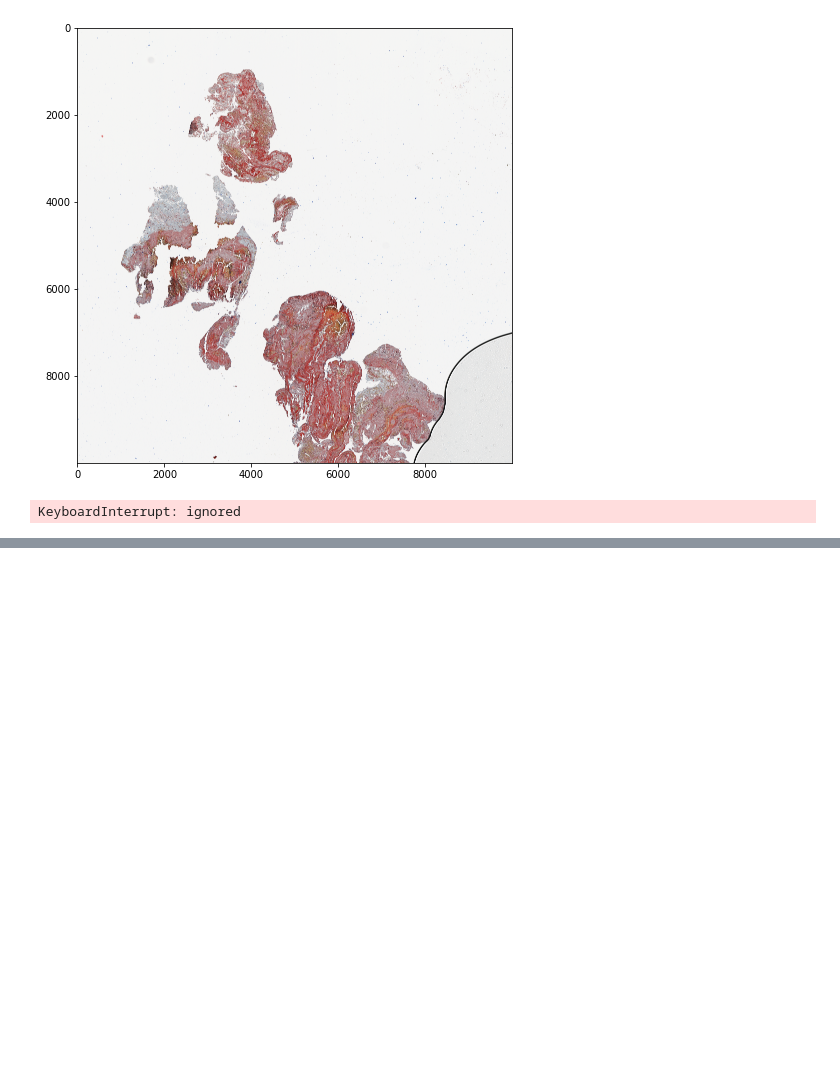
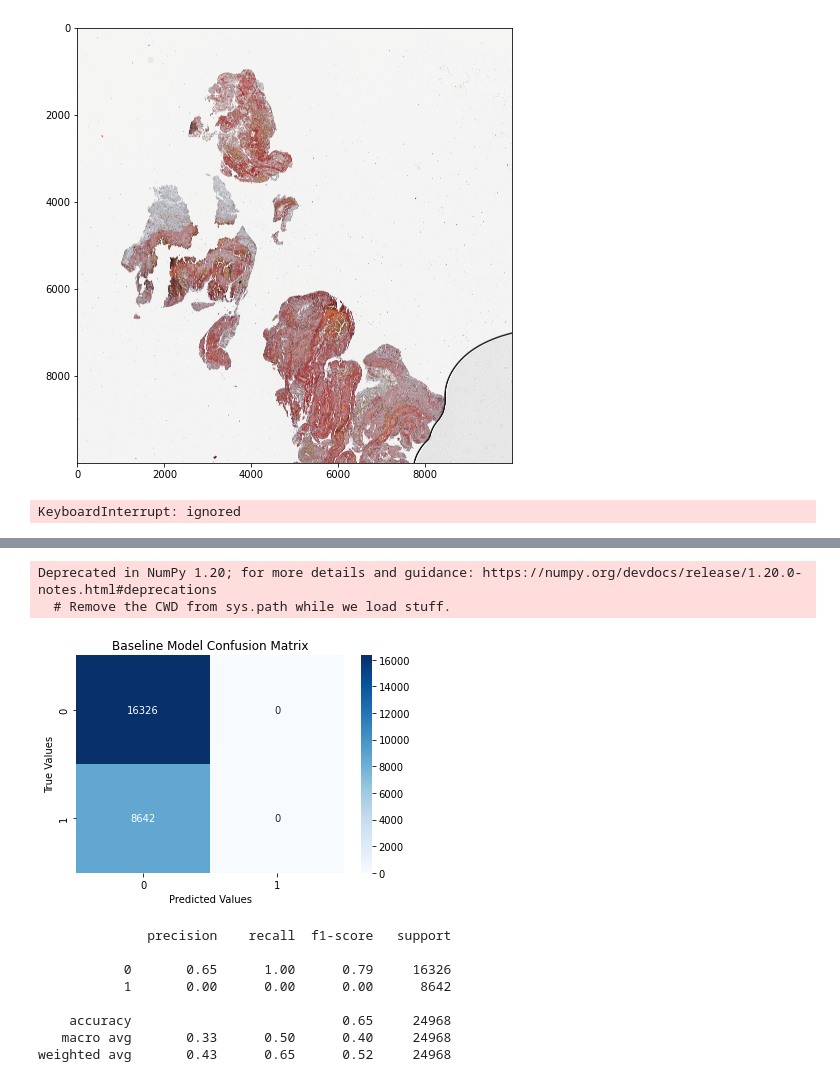
Before and after one commit to samoliver3/capstone-STRIP-AI, a Jupyter notebook: STRIP.ipynb, the cells around one changed output, grey strips where cells are left out. Saved outputs shown, nothing was run; the diff lists cells and outputs as text; code cells hidden in the pictures; blank space fills up the shorter version.

```diff
--- a/STRIP.ipynb
+++ b/STRIP.ipynb
@@ -1225,0 +1409,40 @@ KeyboardInterrupt: ignored
+# %%
+#from sklearn.metrics import ConfusionMatrixDisplay
+
+# plot confusion matrix - create predictions for the model
+y_hat_tmp = history.model.predict(
+    test_gen
+)
+
+# classify y_hat as either 0 or 1 based on if val is < or >= to 0.5
+thresh = 0.5
+y_hat = (y_hat_tmp > thresh).astype(np.int)     # cast 0 or 1 to y_hat values
+#y_t = test.target.astype(int)
+cm_vals = confusion_matrix(test_gen.classes, y_hat)     # get confusion matrix values
+
+# plot confusion matrix values
+sns.heatmap(
+  cm_vals,
+  annot=True,
+  cmap='Blues',
+  fmt='0.5g'
+)
+plt.xlabel('Predicted Values')
+plt.ylabel('True Values')
+plt.title('Baseline Model Confusion Matrix')
+plt.show()
+
+# display classification report
+print(classification_report(test_gen.classes, y_hat))
+# %% [output]
+Deprecated in NumPy 1.20; for more details and guidance: https://numpy.org/devdocs/release/1.20.0-notes.html#deprecations
+  # Remove the CWD from sys.path while we load stuff.
+[figure, added]
+              precision    recall  f1-score   support
+
+           0       0.65      1.00      0.79     16326
+           1       0.00      0.00      0.00      8642
+
+    accuracy                           0.65     24968
+   macro avg       0.33      0.50      0.40     24968
+weighted avg       0.43      0.65      0.52     24968
```
Also changed, not shown: parts of 27 cells of this notebook.
